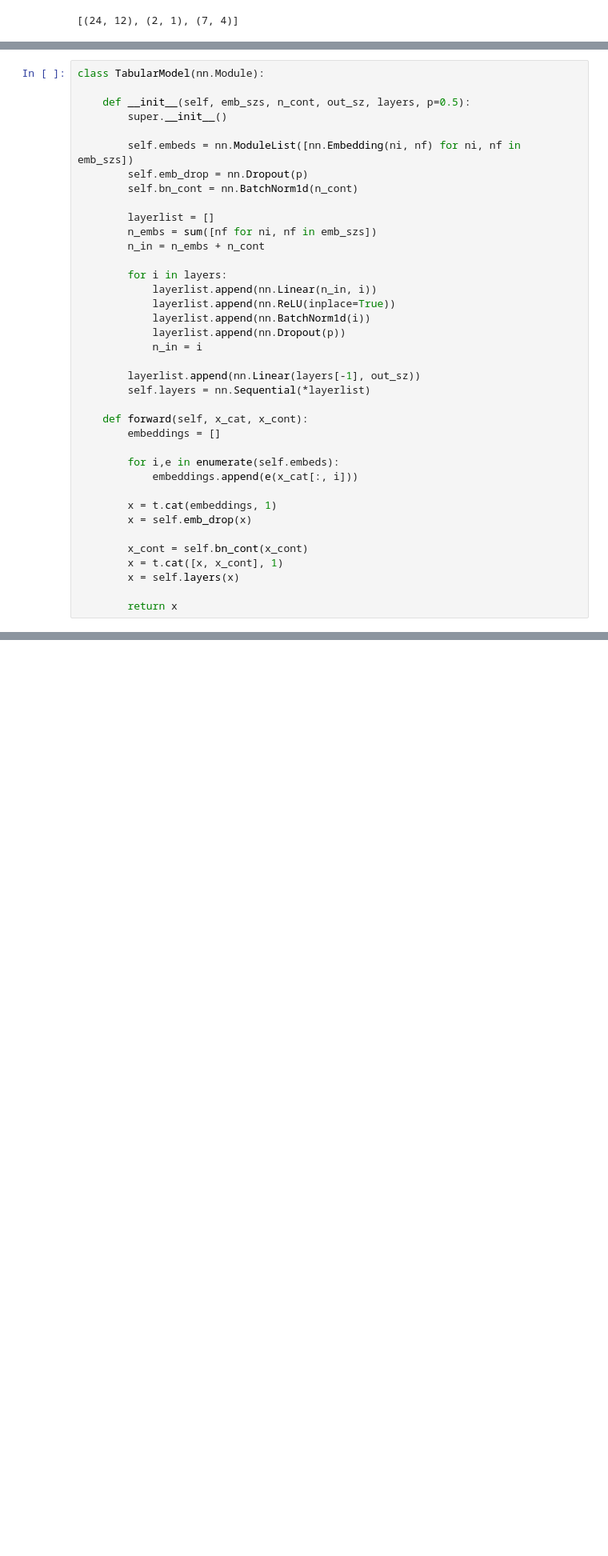
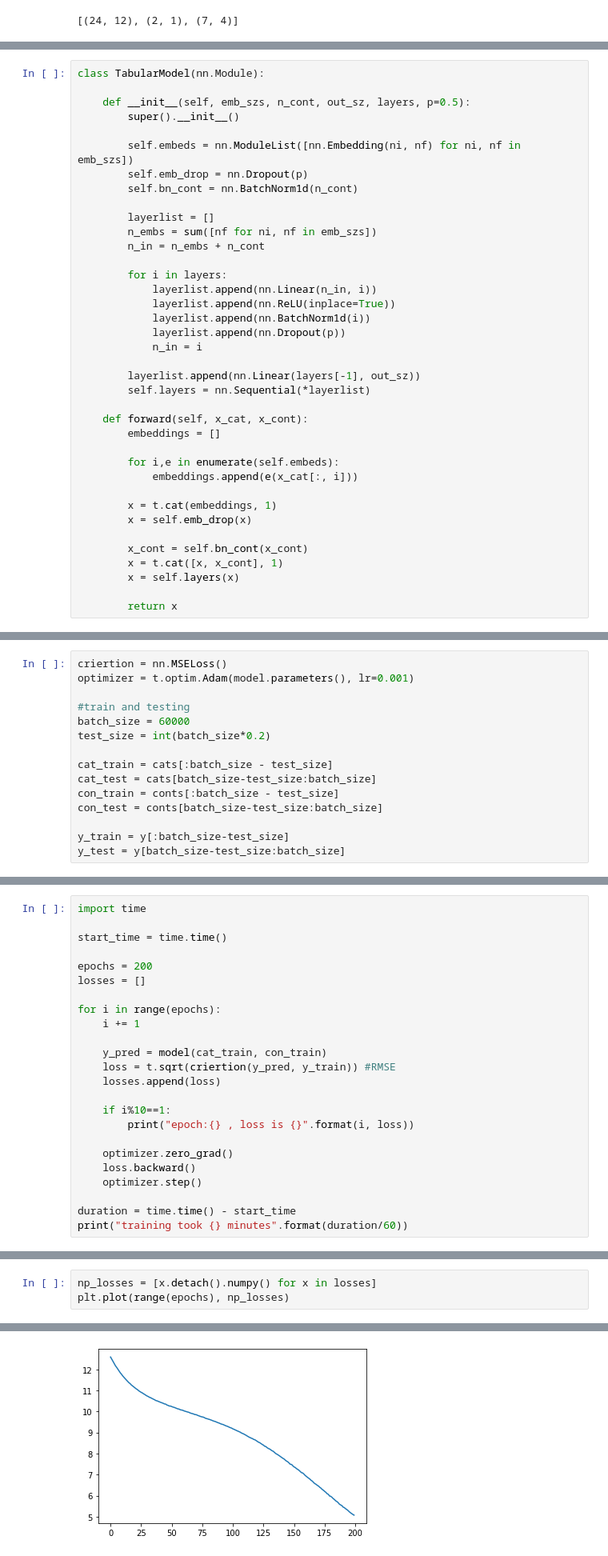
Before and after one commit to ganeshmb96/Pytorch-learning, a Jupyter notebook: PYTORCH_NOTEBOOKS/my_code_alongs/full_ann_model.ipynb, the cells around one changed output, grey strips where cells are left out. Shown at 80% size. Drawn from its saved outputs; the diff is of its cells as text; blank space fills up the shorter version.

Commit message:
added full ANN regression model and saved points

```diff
--- a/PYTORCH_NOTEBOOKS/my_code_alongs/full_ann_model.ipynb
+++ b/PYTORCH_NOTEBOOKS/my_code_alongs/full_ann_model.ipynb
@@ -322,7 +322,7 @@ tensor([[-2.4194, -3.3447, -1.4336,  2.2450, -0.5715, -0.0655,  3.6124,  0.0000,
 class TabularModel(nn.Module):
 
     def __init__(self, emb_szs, n_cont, out_sz, layers, p=0.5):
-        super.__init__()
+        super().__init__()
 
         self.embeds = nn.ModuleList([nn.Embedding(ni, nf) for ni, nf in emb_szs])
         self.emb_drop = nn.Dropout(p)
@@ -358,0 +385,15 @@ class TabularModel(nn.Module):
+# %%
+criertion = nn.MSELoss()
+optimizer = t.optim.Adam(model.parameters(), lr=0.001)
+
+#train and testing
+batch_size = 60000
+test_size = int(batch_size*0.2)
+
+cat_train = cats[:batch_size - test_size]
+cat_test = cats[batch_size-test_size:batch_size]
+con_train = conts[:batch_size - test_size]
+con_test = conts[batch_size-test_size:batch_size]
+
+y_train = y[:batch_size-test_size]
+y_test = y[batch_size-test_size:batch_size]
@@ -358,0 +404,24 @@ class TabularModel(nn.Module):
+# %%
+import time
+
+start_time = time.time()
+
+epochs = 200
+losses = []
+
+for i in range(epochs):
+    i += 1
+
+    y_pred = model(cat_train, con_train)
+    loss = t.sqrt(criertion(y_pred, y_train)) #RMSE
+    losses.append(loss)
+
+    if i%10==1:
+        print("epoch:{} , loss is {}".format(i, loss))
+
+    optimizer.zero_grad()
+    loss.backward()
+    optimizer.step()
+
+duration = time.time() - start_time
+print("training took {} minutes".format(duration/60))
@@ -358,0 +446,4 @@ class TabularModel(nn.Module):
+# %%
+np_losses = [x.detach().numpy() for x in losses]
+plt.plot(range(epochs), np_losses)
+# %% [output]
@@ -358,0 +451 @@ class TabularModel(nn.Module):
+[figure, added]
```
Also changed, not shown: parts of 7 cells of this notebook, 1 other file.
